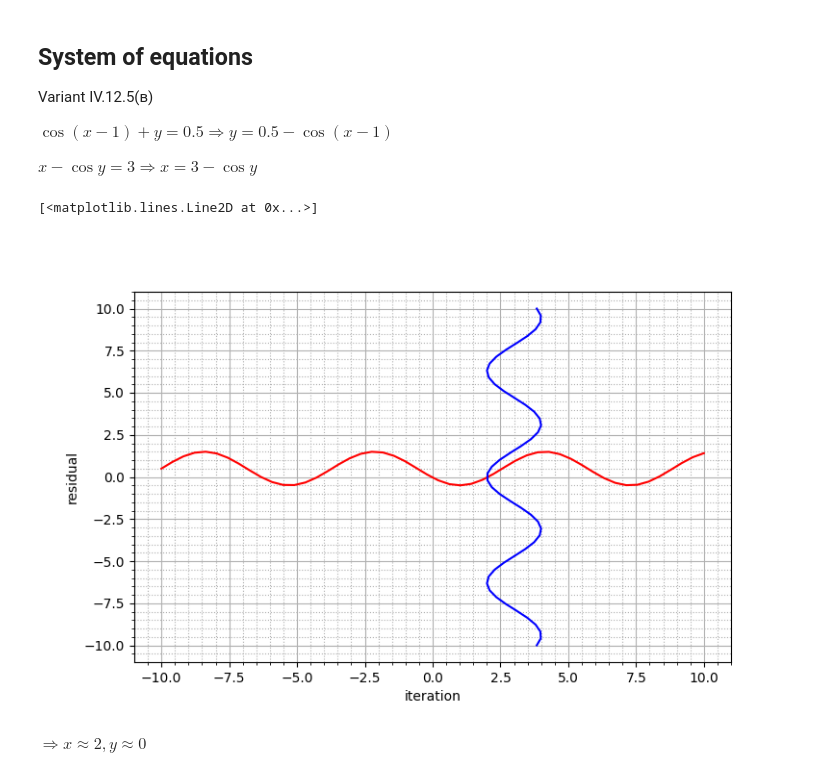
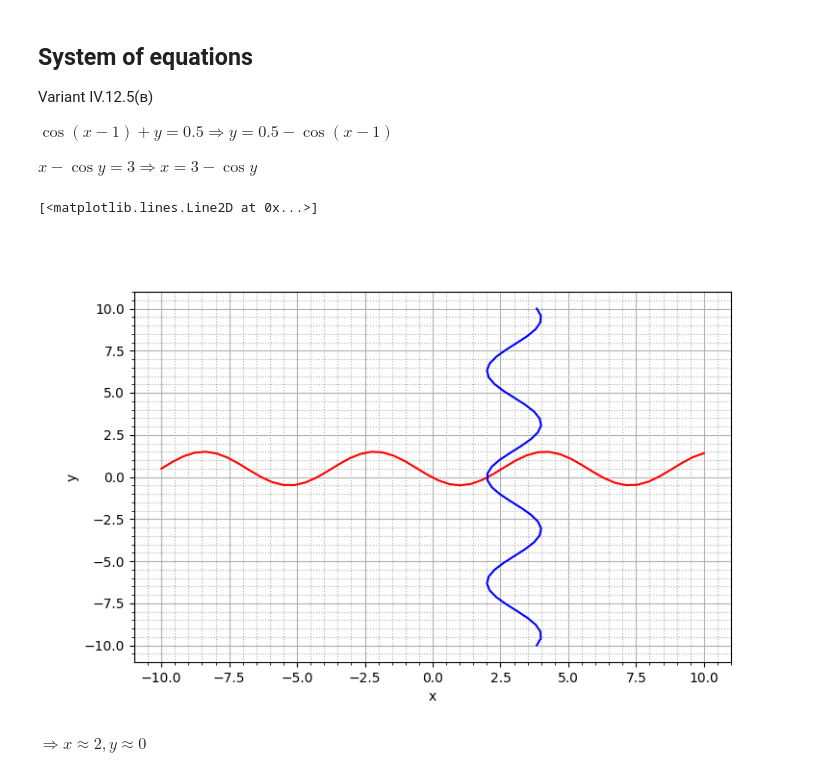
Before and after one commit to vian96/comput_math, a Jupyter notebook: snau/snau.ipynb, the cells around one changed output. Cells and saved outputs as stored; diff of their text form; code cells hidden in the pictures.

Commit message:
Small plot fixes, added output of points

```diff
--- a/snau/snau.ipynb
+++ b/snau/snau.ipynb
@@ -19,7 +19,7 @@ Variant 12.4.g: $(x-3) \cdot \cos{x} - 1=0$
 # %%
 plt.close()
 
-def prep_ax(title='', xscale='linear', yscale='linear'):
+def prep_ax(title='', xscale='linear', yscale='linear', xlabel='iteration', ylabel='residual'):
     # yscale, xscale also 'log'
     fig, ax = plt.subplots(figsize=(8,5))
     ax.set_xscale(xscale)
@@ -27,8 +27,8 @@ def prep_ax(title='', xscale='linear', yscale='linear'):
     ax.minorticks_on()
     ax.grid(True)
     ax.grid(True, 'minor', ls=':')
-    ax.set_xlabel('iteration')
-    ax.set_ylabel('residual')
+    ax.set_xlabel(xlabel)
+    ax.set_ylabel(ylabel)
     ax.set_title(title)
     return fig, ax
 # %%
@@ -83,13 +91,13 @@ $\cos{(x-1)} + y = 0.5 \Rightarrow y = 0.5 - \cos{(x-1)}$
 
 $x - \cos{y} = 3 \Rightarrow x = 3 - \cos{y}$
 # %%
-fig, ax = prep_ax()
+fig, ax = prep_ax(xlabel='x', ylabel='y')
 x = np.linspace(-10, 10)
 ax.plot(x, 0.5 - np.cos(x-1), color='r')
 ax.plot(3-np.cos(x), x, color='b')
 # %% [output]
 [<matplotlib.lines.Line2D at 0x...>]
-[figure, old version]
+[figure, new version]
 # %% [markdown]
 $\Rightarrow x \approx 2, y \approx 0$
 # %%
```
Also changed, not shown: parts of 2 cells of this notebook.
